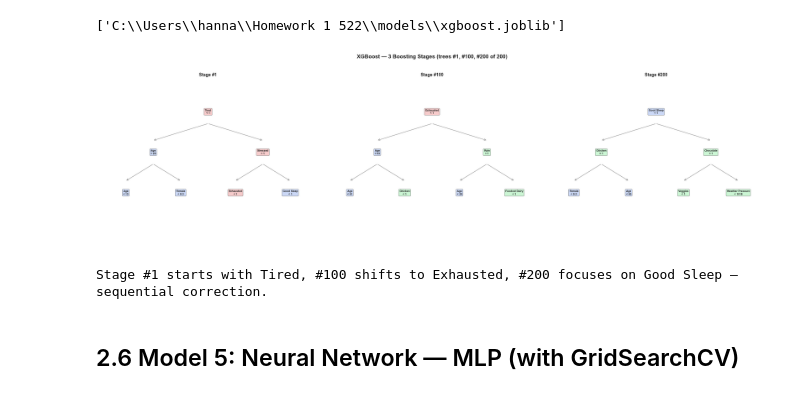
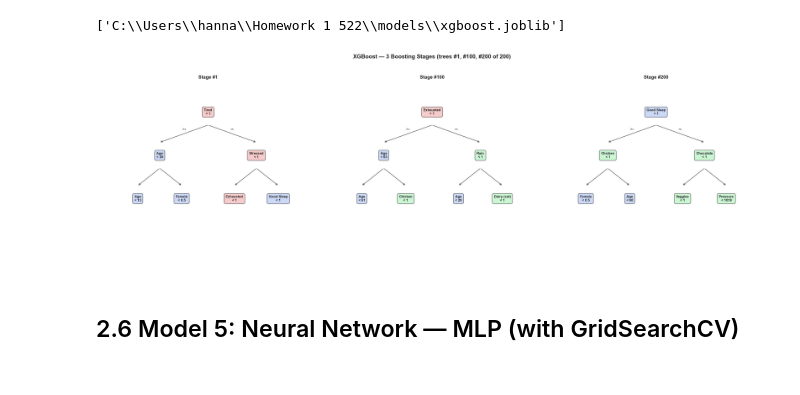
Before and after one commit to hannypoo/msis522-hw1, a Jupyter notebook: notebooks/hw1_analysis.ipynb, the cells around one changed output. Cells and saved outputs as stored; diff of their text form; code cells hidden in the pictures.

Commit message:
Improve XGBoost tree readability
Larger nodes, thicker borders, bigger fonts, Yes/No arrow
labels, more spacing between levels.

Co-Authored-By: Claude Opus 4.6 <noreply@anthropic.com>

```diff
--- a/notebooks/hw1_analysis.ipynb
+++ b/notebooks/hw1_analysis.ipynb
@@ -967,63 +967,69 @@ label_map_xgb = {
     'sex_female': 'Female', 'country_us': 'US-based', 'age': 'Age',
     'treat_folic_acid': 'Folic Acid', 'treat_tramadol': 'Tramadol',
     'treat_gabapentin': 'Gabapentin', 'treat_yoga': 'Yoga',
-    'food_smoothie': 'Smoothie', 'food_cheese': 'Cheese',
-    'weather_icon_clear_day': 'Clear Day', 'weather_icon_cloudy': 'Cloudy',
+    'food_smoothie': 'Smoothie', 'food_cheese': 'Cheese', 'food_chicken': 'Chicken',
+    'food_chocolate': 'Chocolate', 'food_veggies': 'Veggies',
+    'weather_icon_clear_day': 'Clear Day', 'weather_icon_rain': 'Rain',
+    'foodcat_dairy': 'Dairy (cat)',
 }
 def _clean(name):
     if name in label_map_xgb:
         return label_map_xgb[name]
-    return name.replace('food_', '').replace('treat_', '').replace('tag_', '').replace('weather_icon_', '').replace('_', ' ').title()
+    return name.replace('food_', '').replace('treat_', '').replace('tag_', '').replace('weather_icon_', '').replace('weather_', '').replace('foodcat_', '').replace('_', ' ').title()
 
 booster = xgb_best.get_booster()
 dumps = booster.get_dump(dump_format='json', with_stats=True)
 
 def draw_node(ax, node, x, y, dx, max_depth=2, depth=0):
     if depth > max_depth:
         return
     is_leaf = 'leaf' in node
     if is_leaf:
         val = node['leaf']
-        color = '#e8d4b8' if val > 0 else '#b8cfe8'
-        text = f'leaf\n{val:+.3f}'
-        box = dict(boxstyle='round,pad=0.3', facecolor=color, edgecolor='gray', alpha=0.9)
-        ax.text(x, y, text, ha='center', va='center', fontsize=7, bbox=box)
+        color = '#f5c6c6' if val > 0 else '#c6d4f5'
+        label = 'Flare +' if val > 0 else 'Flare -'
+        text = f'{label}\n({val:+.2f})'
+        box = dict(boxstyle='round,pad=0.5', facecolor=color, edgecolor='#555', linewidth=1.5, alpha=0.9)
+        ax.text(x, y, text, ha='center', va='center', fontsize=10, bbox=box)
     else:
         fname = _clean(node['split'])
         threshold = node['split_condition']
         if any(neg in node['split'] for neg in ['tired', 'stressed', 'exhausted', 'bad_sleep', 'poor_sleep']):
             color = '#f5c6c6'
         elif any(pos in node['split'] for pos in ['good_sleep', 'age', 'sex']):
             color = '#c6d4f5'
         else:
             color = '#c6f5d0'
         text = f'{fname}\n< {int(threshold)}' if threshold == int(threshold) else f'{fname}\n< {threshold:.1f}'
-        box = dict(boxstyle='round,pad=0.3', facecolor=color, edgecolor='gray', alpha=0.9)
-        ax.text(x, y, text, ha='center', va='center', fontsize=8, fontweight='bold', bbox=box)
+        box = dict(boxstyle='round,pad=0.5', facecolor=color, edgecolor='#555', linewidth=1.5, alpha=0.9)
+        ax.text(x, y, text, ha='center', va='center', fontsize=11, fontweight='bold', bbox=box)
         if depth < max_depth:
             children = node.get('children', [])
             if len(children) >= 2:
-                for child, cx in [(children[0], x - dx), (children[1], x + dx)]:
-                    cy = y - 1.2
-                    ax.annotate('', xy=(cx, cy + 0.35), xytext=(x, y - 0.35),
-                               arrowprops=dict(arrowstyle='->', color='gray', lw=1))
-                    draw_node(ax, child, cx, cy, dx/2, max_depth, depth+1)
+                for i, (child, cx) in enumerate([(children[0], x - dx), (children[1], x + dx)]):
+                    cy = y - 1.5
+                    ax.annotate('', xy=(cx, cy + 0.45), xytext=(x, y - 0.45),
+                               arrowprops=dict(arrowstyle='->', color='#555', lw=1.5))
+                    if depth == 0:
+                        mid_x = (x + cx) / 2
+                        mid_y = (y - 0.45 + cy + 0.45) / 2
+                        ax.text(mid_x, mid_y + 0.15, 'Yes' if i == 0 else 'No',
+                                ha='center', va='center', fontsize=8, color='#555', style='italic')
+                    draw_node(ax, child, cx, cy, dx/2.2, max_depth, depth+1)
 
-fig, axes = plt.subplots(1, 3, figsize=(28, 8))
+fig, axes = plt.subplots(1, 3, figsize=(30, 10))
 fig.suptitle(f'XGBoost — 3 Boosting Stages (trees #1, #100, #200 of {xgb_best.n_estimators})',
-             fontsize=16, fontweight='bold', y=1.02)
+             fontsize=18, fontweight='bold', y=0.98)
 for tree_idx, ax in zip([0, 99, 199], axes):
     tree = _json.loads(dumps[tree_idx])
-    ax.set_xlim(-4, 4); ax.set_ylim(-4, 1); ax.axis('off')
-    ax.set_title(f'Stage #{tree_idx+1}', fontsize=13, fontweight='bold')
-    draw_node(ax, tree, 0, 0, 2, max_depth=2)
-plt.tight_layout()
+    ax.set_xlim(-5, 5); ax.set_ylim(-5, 1.5); ax.axis('off')
+    ax.set_title(f'Stage #{tree_idx+1}', fontsize=15, fontweight='bold', pad=15)
+    draw_node(ax, tree, 0, 0.5, 2.2, max_depth=2)
+plt.tight_layout(rect=[0, 0, 1, 0.95])
 plt.savefig(FIGURES_DIR / 'xgboost_viz.png', dpi=150, bbox_inches='tight', facecolor='white', edgecolor='none')
 plt.show()
-print('Stage #1 starts with Tired, #100 shifts to Exhausted, #200 focuses on Good Sleep — sequential correction.')
 # %% [output]
-[figure, old version]
+[figure, new version]
-Stage #1 starts with Tired, #100 shifts to Exhausted, #200 focuses on Good Sleep — sequential correction.
 # %% [markdown]
 ## 2.6 Model 5: Neural Network — MLP (with GridSearchCV)
 # %%
```
Also changed, not shown: parts of 1 cell of this notebook, 1 other file.
